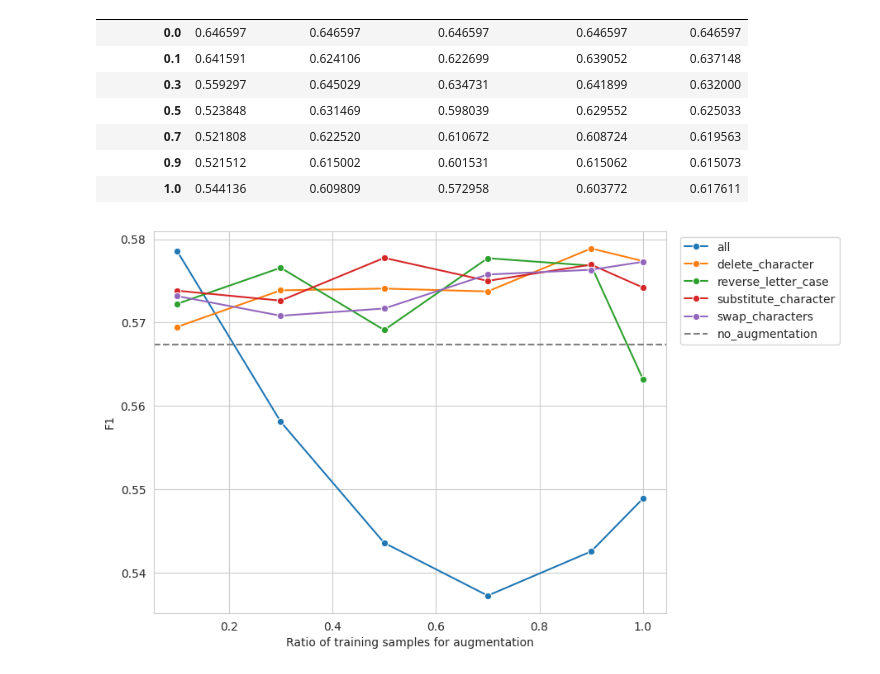
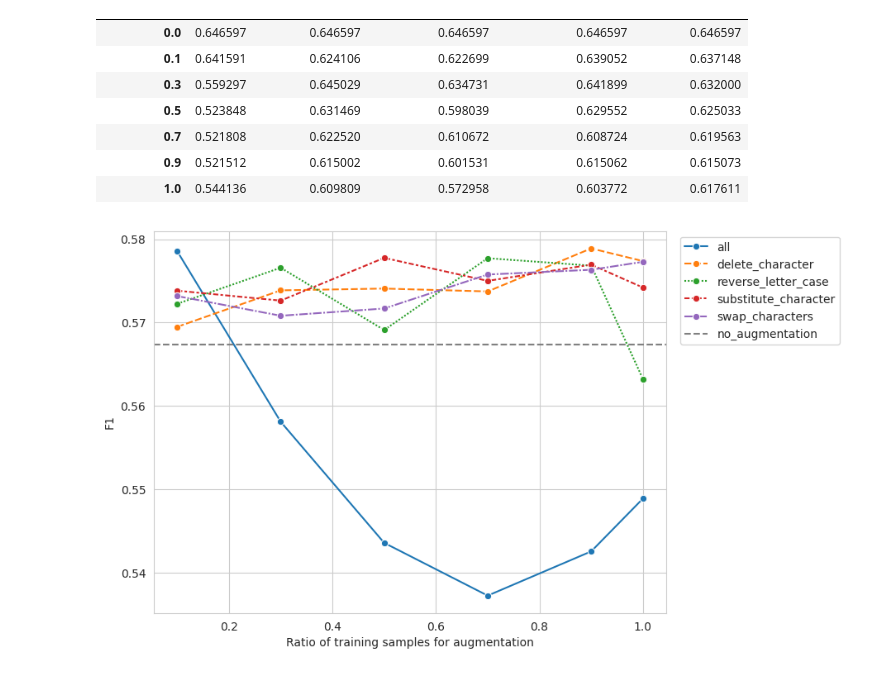
Before and after one commit to minhddb/ner_char_augmentation, a Jupyter notebook: results/analysis.ipynb, the cells around one changed output. Saved outputs shown, nothing was run; the diff lists cells and outputs as text; code cells hidden in the pictures.

```diff
--- a/results/analysis.ipynb
+++ b/results/analysis.ipynb
@@ -5,11 +5,11 @@ import seaborn as sns
 import matplotlib.pyplot as plt
 # %%
 # Load dats
-wnut_resuls = pd.read_csv("./wnut17_roberta-base_stratified_samples.tsv", delimiter="\t").drop(columns=["iteration", "seed"])
+wnut_results = pd.read_csv("./wnut17_roberta-base_stratified_samples.tsv", delimiter="\t").drop(columns=["iteration", "seed"])
 # wikiann_d= pd.read_csv("./germanler_gottbert_base_last_stratified_samples.tsv", delimiter="\t").drop(columns=["iteration", "seed"])
 
 # Group data by model, aug_strategy, ratio
-avg_wnut_results = wnut_resuls.groupby(["model_name", "aug_strategy", "ratio"]).mean().reset_index()
+avg_wnut_results = wnut_results.groupby(["model_name", "aug_strategy", "ratio"]).mean().reset_index()
 # avg_germanler_results = germanler_results.groupby(["model_name", "aug_strategy", "ratio"]).mean().reset_index()
 # %%
 no_augmentation_f1 = avg_wnut_results.loc[avg_wnut_results.aug_strategy == "no_augmentation"]["f1"].iloc[0]
@@ -55,21 +55,41 @@ avg_wnut_results.pivot(index="ratio", columns="aug_strategy", values="precision"
 #avg_germanler_results.pivot(index="ratio", columns="aug_strategy", values="f1").fillna(no_augmentation_germanler).drop(columns="no_augmentation")
 # %%
 # Plot results with seaborn and matplotlib
-def plot(inp_data,x,y,hue="aug_strategy", ):
+def plot_curves(inp_data,x,y,hue="aug_strategy"):
     no_augmentation = inp_data.loc[inp_data.aug_strategy == "no_augmentation"][y].iloc[0]
     data = inp_data.loc[inp_data.aug_strategy != "no_augmentation"]
     fig, ax = plt.subplots(figsize=(8,6), dpi=100)
     sns.set_style()
-    sns.lineplot(data=data, x=x, y=y, hue=hue, marker="o")
+    sns.lineplot(data=data, x=x, y=y, hue=hue, marker="o", style=hue)
     ax.axhline(y=no_augmentation, color="grey", linestyle="--", label="no_augmentation")
 
-    plt.ylabel(y.upper())
+    plt.ylabel(y.title())
     plt.xlabel("Ratio of training samples for augmentation")
     ax.legend(loc="upper right", bbox_to_anchor=(1.35, 1))
+
+def plot_linear(inp_data, x,y, hue):
+    plt.figure(figsize=(10,6), dpi=100)
+    sns.set_style()
+    sns.lmplot(
+    data=inp_data, x=x, y=y, col=hue, hue=hue,
+    col_wrap=3,
+    height=5, scatter_kws={"s": 50, "alpha": 1}
+)
+    plt.ylabel(y.title())
+
+def plot_box(inp_data, x,y, hue):
+    plt.figure(figsize=(10,6), dpi=100)
+    sns.set_style()
+    sns.boxplot(inp_data, x=x, y=y, hue=hue)
+    plt.xlabel("Ratio of training samples for augmentation")
+    plt.ylabel(y.title())
+
+    plt.legend(loc="upper right", bbox_to_anchor=(1.2, 1))
 # %%
 # Plot stratified results
-plot(avg_wnut_results, x="ratio", y="f1")
+plot_curves(avg_wnut_results, x="ratio", y="f1")
+# plot_linear(wnut_results, x="ratio", y="f1", hue="aug_strategy")
 # %% [output]
-[figure, old version]
+[figure, new version]
 # %%
 # Plot stratified results
```
Also changed, not shown: parts of 3 cells of this notebook.
